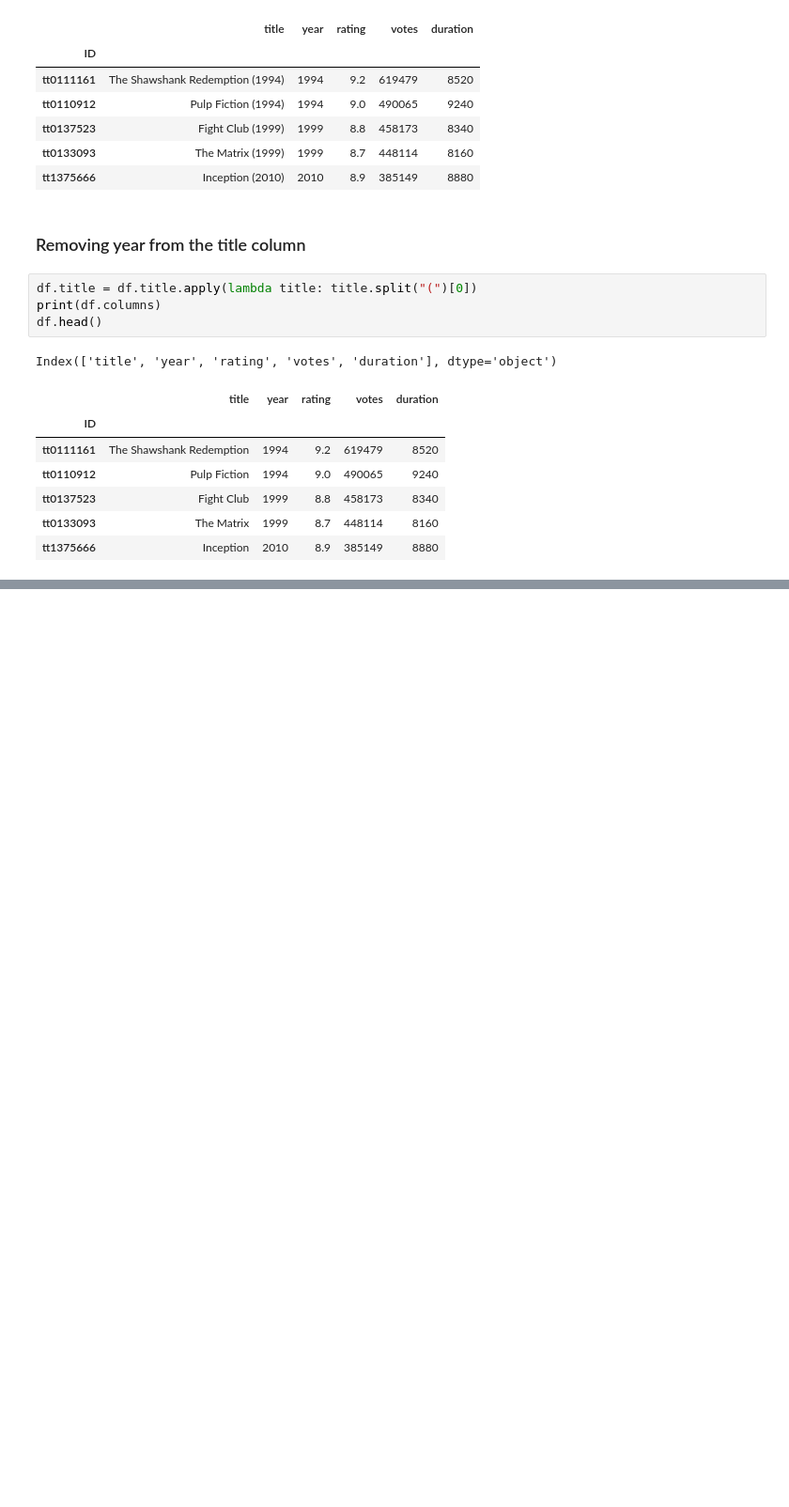
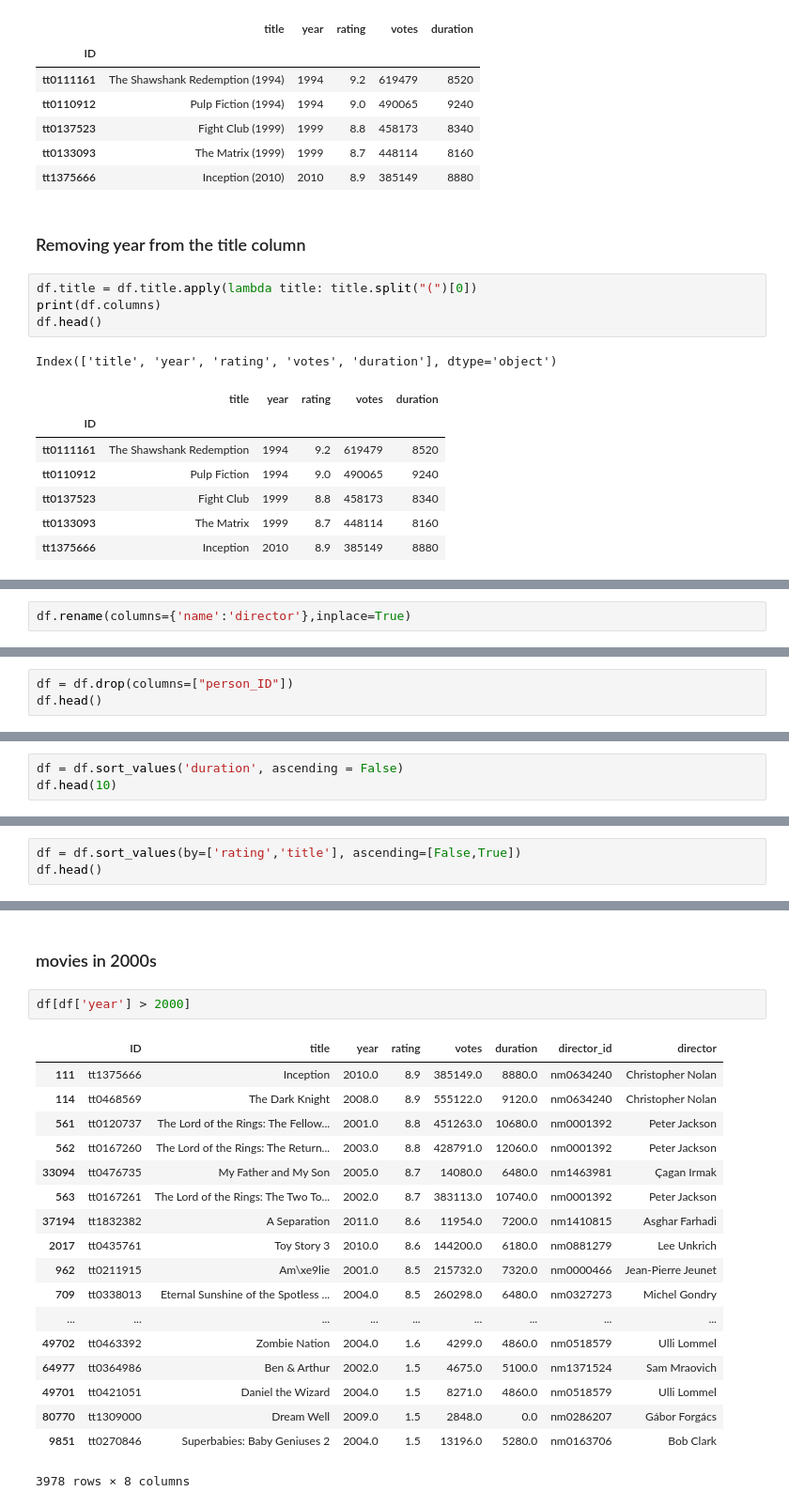
Before and after one commit to devbaafi/baafi_slah_pandas_hw_solution, a Jupyter notebook: kofi_slah_solution.ipynb, the cells around one changed output, grey strips where cells are left out. Shown: that part at 94% size. Saved outputs shown, nothing was run; the diff lists cells and outputs as text; blank space fills up the shorter version.

```diff
--- a/kofi_slah_solution.ipynb
+++ b/kofi_slah_solution.ipynb
@@ -97,0 +167,2 @@ Index(['title', 'year', 'rating', 'votes', 'duration'], dtype='object')
+# %%
+df.rename(columns={'name':'director'},inplace=True)
@@ -97,0 +180,3 @@ Index(['title', 'year', 'rating', 'votes', 'duration'], dtype='object')
+# %%
+df = df.drop(columns=["person_ID"])
+df.head()
@@ -97,0 +201,3 @@ Index(['title', 'year', 'rating', 'votes', 'duration'], dtype='object')
+# %%
+df = df.sort_values('duration', ascending = False)
+df.head(10)
@@ -97,0 +218,3 @@ Index(['title', 'year', 'rating', 'votes', 'duration'], dtype='object')
+# %%
+df = df.sort_values(by=['rating','title'], ascending=[False,True])
+df.head()
@@ -97,0 +256,23 @@ Index(['title', 'year', 'rating', 'votes', 'duration'], dtype='object')
+# %% [markdown]
+### movies in 2000s
+# %%
+df[df['year'] > 2000]
+# %% [output]
+|  | ID | title | year | rating | votes | duration | director_id | director |
+| 111 | tt1375666 | Inception | 2010.0 | 8.9 | 385149.0 | 8880.0 | nm0634240 | Christopher Nolan |
+| 114 | tt0468569 | The Dark Knight | 2008.0 | 8.9 | 555122.0 | 9120.0 | nm0634240 | Christopher Nolan |
+| 561 | tt0120737 | The Lord of the Rings: The Fellow... | 2001.0 | 8.8 | 451263.0 | 10680.0 | nm0001392 | Peter Jackson |
+| 562 | tt0167260 | The Lord of the Rings: The Return... | 2003.0 | 8.8 | 428791.0 | 12060.0 | nm0001392 | Peter Jackson |
+| 33094 | tt0476735 | My Father and My Son | 2005.0 | 8.7 | 14080.0 | 6480.0 | nm1463981 | Çagan Irmak |
+| 563 | tt0167261 | The Lord of the Rings: The Two To... | 2002.0 | 8.7 | 383113.0 | 10740.0 | nm0001392 | Peter Jackson |
+| 37194 | tt1832382 | A Separation | 2011.0 | 8.6 | 11954.0 | 7200.0 | nm1410815 | Asghar Farhadi |
+| 2017 | tt0435761 | Toy Story 3 | 2010.0 | 8.6 | 144200.0 | 6180.0 | nm0881279 | Lee Unkrich |
+| 962 | tt0211915 | Am\xe9lie | 2001.0 | 8.5 | 215732.0 | 7320.0 | nm0000466 | Jean-Pierre Jeunet |
+| 709 | tt0338013 | Eternal Sunshine of the Spotless ... | 2004.0 | 8.5 | 260298.0 | 6480.0 | nm0327273 | Michel Gondry |
+| ... | ... | ... | ... | ... | ... | ... | ... | ... |
+| 49702 | tt0463392 | Zombie Nation | 2004.0 | 1.6 | 4299.0 | 4860.0 | nm0518579 | Ulli Lommel |
+| 64977 | tt0364986 | Ben & Arthur | 2002.0 | 1.5 | 4675.0 | 5100.0 | nm1371524 | Sam Mraovich |
+| 49701 | tt0421051 | Daniel the Wizard | 2004.0 | 1.5 | 8271.0 | 4860.0 | nm0518579 | Ulli Lommel |
+| 80770 | tt1309000 | Dream Well | 2009.0 | 1.5 | 2848.0 | 0.0 | nm0286207 | Gábor Forgács |
+| 9851 | tt0270846 | Superbabies: Baby Geniuses 2 | 2004.0 | 1.5 | 13196.0 | 5280.0 | nm0163706 | Bob Clark |
+3978 rows × 8 columns
```
Also changed, not shown: parts of 25 cells of this notebook.
